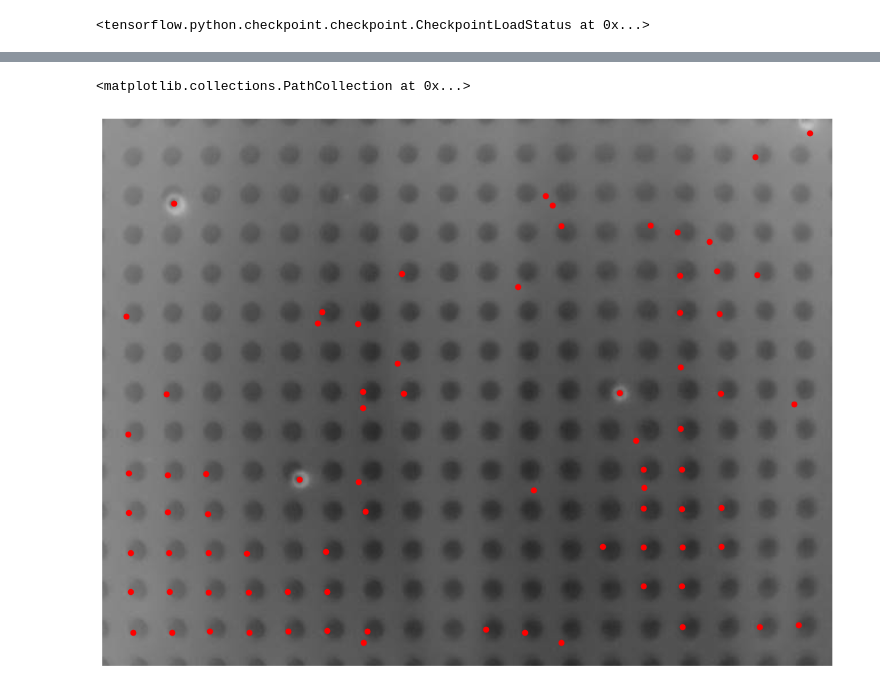
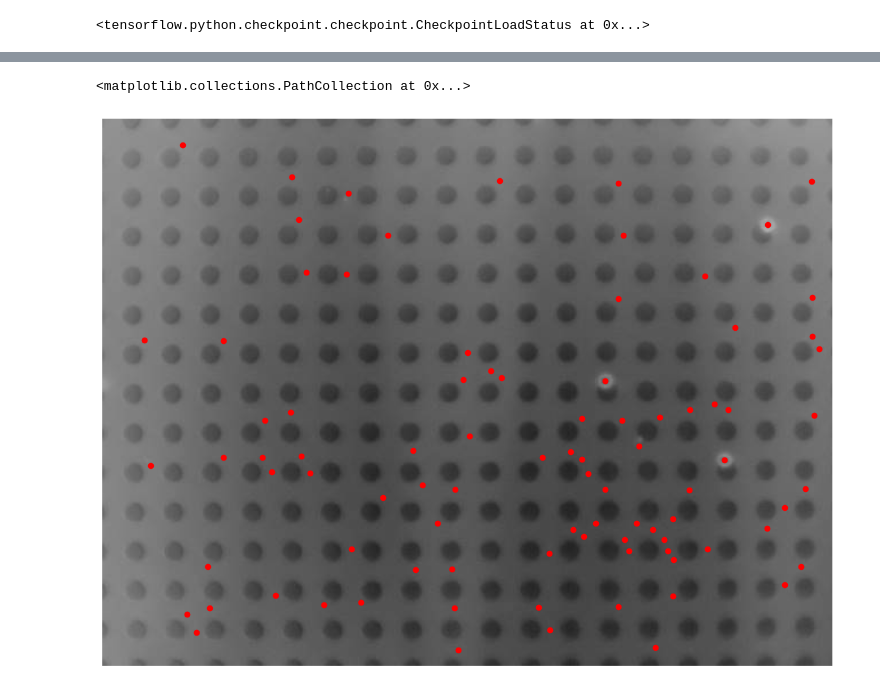
Before and after one commit to bucket420/ParticleTracking, a Jupyter notebook: training.ipynb, the cells around one changed output, grey strips where cells are left out. Saved outputs shown, nothing was run; the diff lists cells and outputs as text; code cells hidden in the pictures.

```diff
--- a/training.ipynb
+++ b/training.ipynb
@@ -10,7 +10,7 @@ import skimage.color
 import matplotlib.pyplot as plt
 # %%
 # t, x, y, w = (251, 80, 538, 40)
-training_image = dt.LoadImage('D:/OneDrive/Desktop/PhysicsResearch/ParticleTracking/train_data/images/particles/01hz left17.png')()._value / 256
+training_image = dt.LoadImage('D:/OneDrive/Desktop/PhysicsResearch/ParticleTracking/train_data/images/particles/09hz left19.png')()._value / 256
 crop = training_image
 plt.imshow(crop)
 plt.axis("off")
@@ -65,7 +65,7 @@ cutoff = 0.998
 
 # frame_index = 1763
 
-image = dt.LoadImage('D:/OneDrive/Desktop/PhysicsResearch/ParticleTracking/train_data/images/raw/12hz left0.png')()._value / 256
+image = dt.LoadImage('D:/OneDrive/Desktop/PhysicsResearch/ParticleTracking/test_data/videos/01hz left/01hz left0.png')()._value / 256
 # image = image[130:-130, :400]
 
 detections = model.predict_and_detect(image[np.newaxis], alpha=alpha, beta=1-alpha, cutoff=cutoff, mode="quantile")[0]
@@ -80,4 +80,4 @@ plt.scatter(detections[:, 1], detections[:, 0], color="r")
 <matplotlib.collections.PathCollection at 0x...>
-[figure, old version]
+[figure, new version]
 # %%
 model.save_weights("./model/weights")
```
Also changed, not shown: parts of 3 cells of this notebook, 4 other files.
